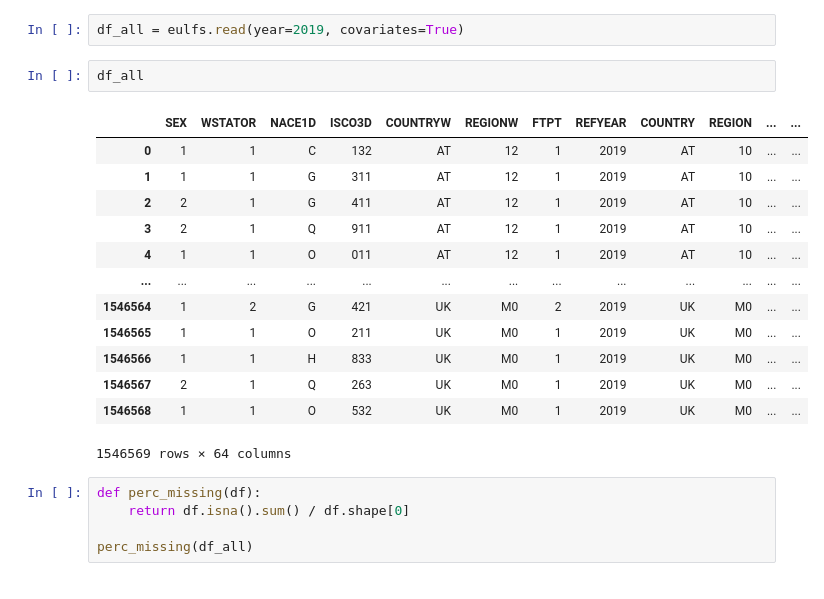
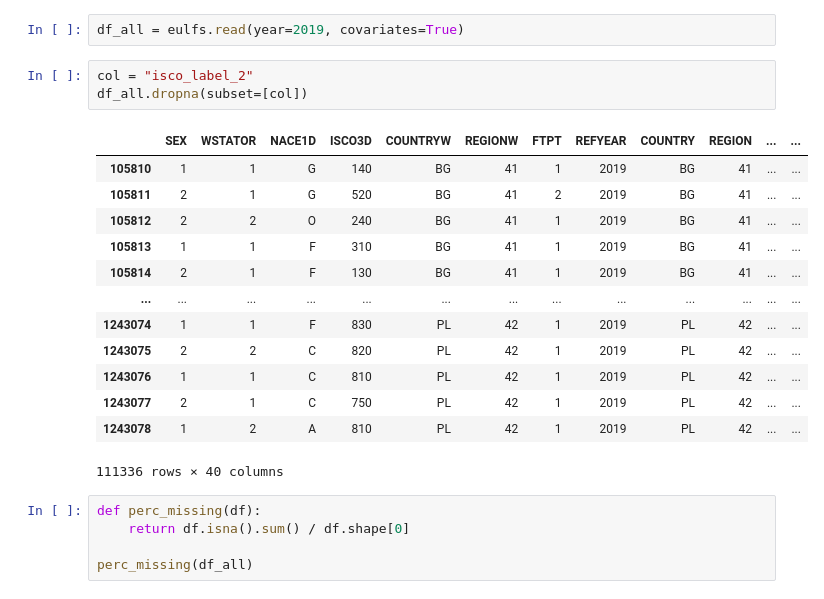
Before and after one commit to derpyninja/re4gt, a Jupyter notebook: notebooks/new/04-fz-lfs-data-panel-exploration.ipynb, the cells around one changed output. Drawn from its saved outputs; the diff is of its cells as text.

```diff
--- a/notebooks/new/01-fz-data-exploration-europe.ipynb
+++ b/notebooks/new/04-fz-lfs-data-panel-exploration.ipynb
@@ -54,22 +54,23 @@ df
 20976 rows × 19 columns
 # %%
 df_all = eulfs.read(year=2019, covariates=True)
-# %%
-df_all
-# %% [output]
-|  | SEX | WSTATOR | NACE1D | ISCO3D | COUNTRYW | REGIONW | FTPT | REFYEAR | COUNTRY | REGION | ... | ... |
-| 0 | 1 | 1 | C | 132 | AT | 12 | 1 | 2019 | AT | 10 | ... | ... |
-| 1 | 1 | 1 | G | 311 | AT | 12 | 1 | 2019 | AT | 10 | ... | ... |
-| 2 | 2 | 1 | G | 411 | AT | 12 | 1 | 2019 | AT | 10 | ... | ... |
-| 3 | 2 | 1 | Q | 911 | AT | 12 | 1 | 2019 | AT | 10 | ... | ... |
-| 4 | 1 | 1 | O | 011 | AT | 12 | 1 | 2019 | AT | 10 | ... | ... |
-| ... | ... | ... | ... | ... | ... | ... | ... | ... | ... | ... | ... | ... |
-| 1546564 | 1 | 2 | G | 421 | UK | M0 | 2 | 2019 | UK | M0 | ... | ... |
-| 1546565 | 1 | 1 | O | 211 | UK | M0 | 1 | 2019 | UK | M0 | ... | ... |
-| 1546566 | 1 | 1 | H | 833 | UK | M0 | 1 | 2019 | UK | M0 | ... | ... |
-| 1546567 | 2 | 1 | Q | 263 | UK | M0 | 1 | 2019 | UK | M0 | ... | ... |
-| 1546568 | 1 | 1 | O | 532 | UK | M0 | 1 | 2019 | UK | M0 | ... | ... |
-1546569 rows × 64 columns
+# %%
+col = "isco_label_2"
+df_all.dropna(subset=[col])
+# %% [output]
+|  | SEX | WSTATOR | NACE1D | ISCO3D | COUNTRYW | REGIONW | FTPT | REFYEAR | COUNTRY | REGION | ... | ... |
+| 105810 | 1 | 1 | G | 140 | BG | 41 | 1 | 2019 | BG | 41 | ... | ... |
+| 105811 | 2 | 1 | G | 520 | BG | 41 | 2 | 2019 | BG | 41 | ... | ... |
+| 105812 | 2 | 2 | O | 240 | BG | 41 | 1 | 2019 | BG | 41 | ... | ... |
+| 105813 | 1 | 1 | F | 310 | BG | 41 | 1 | 2019 | BG | 41 | ... | ... |
+| 105814 | 2 | 1 | F | 130 | BG | 41 | 1 | 2019 | BG | 41 | ... | ... |
+| ... | ... | ... | ... | ... | ... | ... | ... | ... | ... | ... | ... | ... |
+| 1243074 | 1 | 1 | F | 830 | PL | 42 | 1 | 2019 | PL | 42 | ... | ... |
+| 1243075 | 2 | 2 | C | 820 | PL | 42 | 1 | 2019 | PL | 42 | ... | ... |
+| 1243076 | 1 | 1 | C | 810 | PL | 42 | 1 | 2019 | PL | 42 | ... | ... |
+| 1243077 | 2 | 1 | C | 750 | PL | 42 | 1 | 2019 | PL | 42 | ... | ... |
+| 1243078 | 1 | 2 | A | 810 | PL | 42 | 1 | 2019 | PL | 42 | ... | ... |
+111336 rows × 40 columns
 # %%
 def perc_missing(df):
     return df.isna().sum() / df.shape[0]
```
Also changed, not shown: 18 other files.
